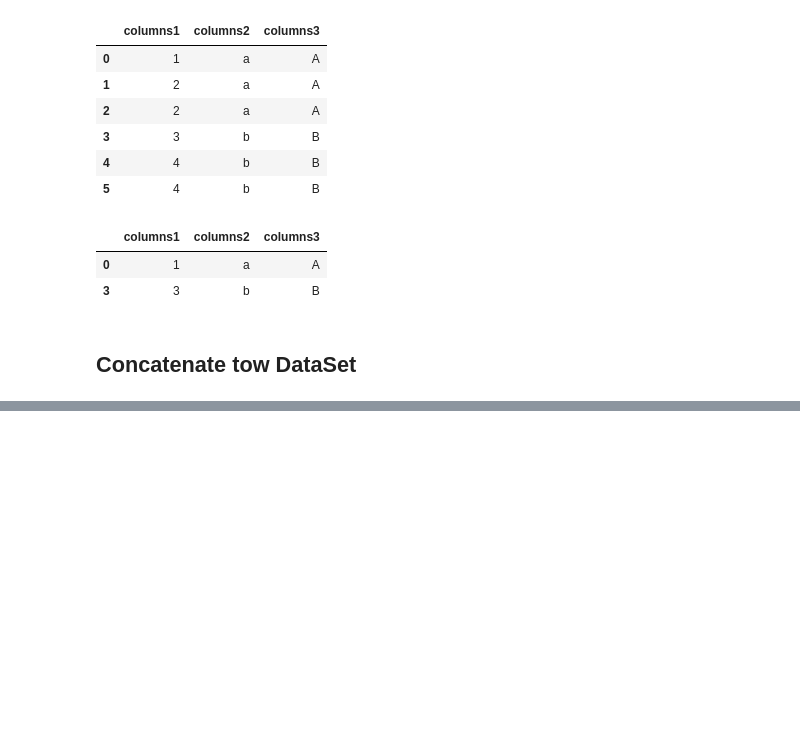
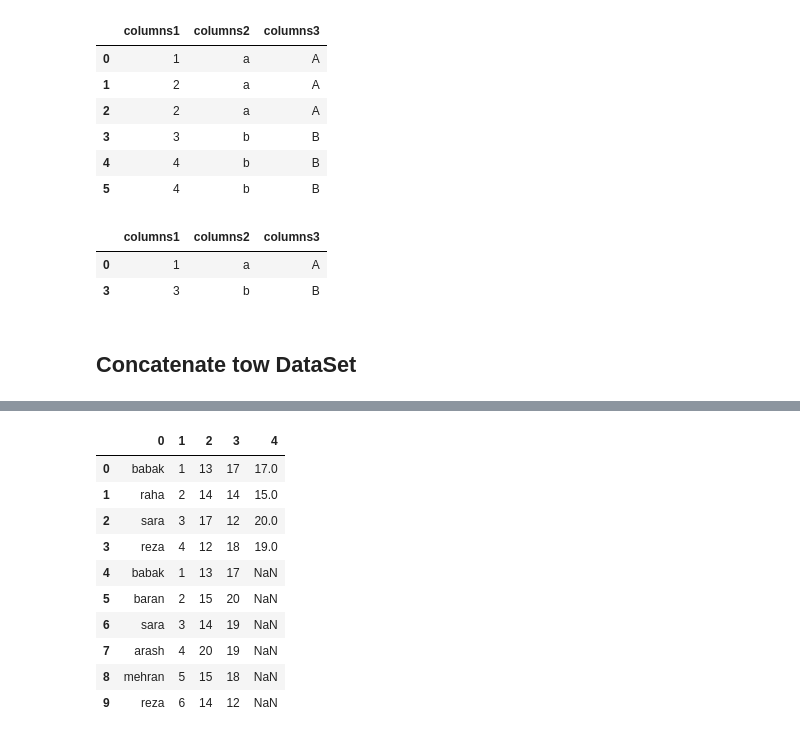
Before and after one commit to HasibullahAman/Preprocessing_DataSince, a Jupyter notebook: Preprocessing_Persion/preProccssing.ipynb, the cells around one changed output, grey strips where cells are left out. Saved outputs shown, nothing was run; the diff lists cells and outputs as text; code cells hidden in the pictures; blank space fills up the shorter version.

```diff
--- a/Preprocessing_Persion/preProccssing.ipynb
+++ b/Preprocessing_Persion/preProccssing.ipynb
@@ -385,4 +385,5 @@ dot.drop_duplicates(['columns2'])
 ## Concatenate tow DataSet
 # %%
 #read tow Data Set
-d1 = pd.read_csv('./season5/so')
+d1 = pd.read_csv('./season5/my_source1.csv',na_values=['?','??','???'])
+d2 = pd.read_csv('./season5/my_source2.csv',na_values=['?','??','???'])
@@ -388,0 +408,16 @@ d1 = pd.read_csv('./season5/so')
+# %%
+my_con = pd.concat([d1,d2],axis=0,ignore_index=True)
+# %%
+my_con
+# %% [output]
+|  | 0 | 1 | 2 | 3 | 4 |
+| 0 | babak | 1 | 13 | 17 | 17.0 |
+| 1 | raha | 2 | 14 | 14 | 15.0 |
+| 2 | sara | 3 | 17 | 12 | 20.0 |
+| 3 | reza | 4 | 12 | 18 | 19.0 |
+| 4 | babak | 1 | 13 | 17 | NaN |
+| 5 | baran | 2 | 15 | 20 | NaN |
+| 6 | sara | 3 | 14 | 19 | NaN |
+| 7 | arash | 4 | 20 | 19 | NaN |
+| 8 | mehran | 5 | 15 | 18 | NaN |
+| 9 | reza | 6 | 14 | 12 | NaN |
```
Also changed, not shown: parts of 2 cells of this notebook.
